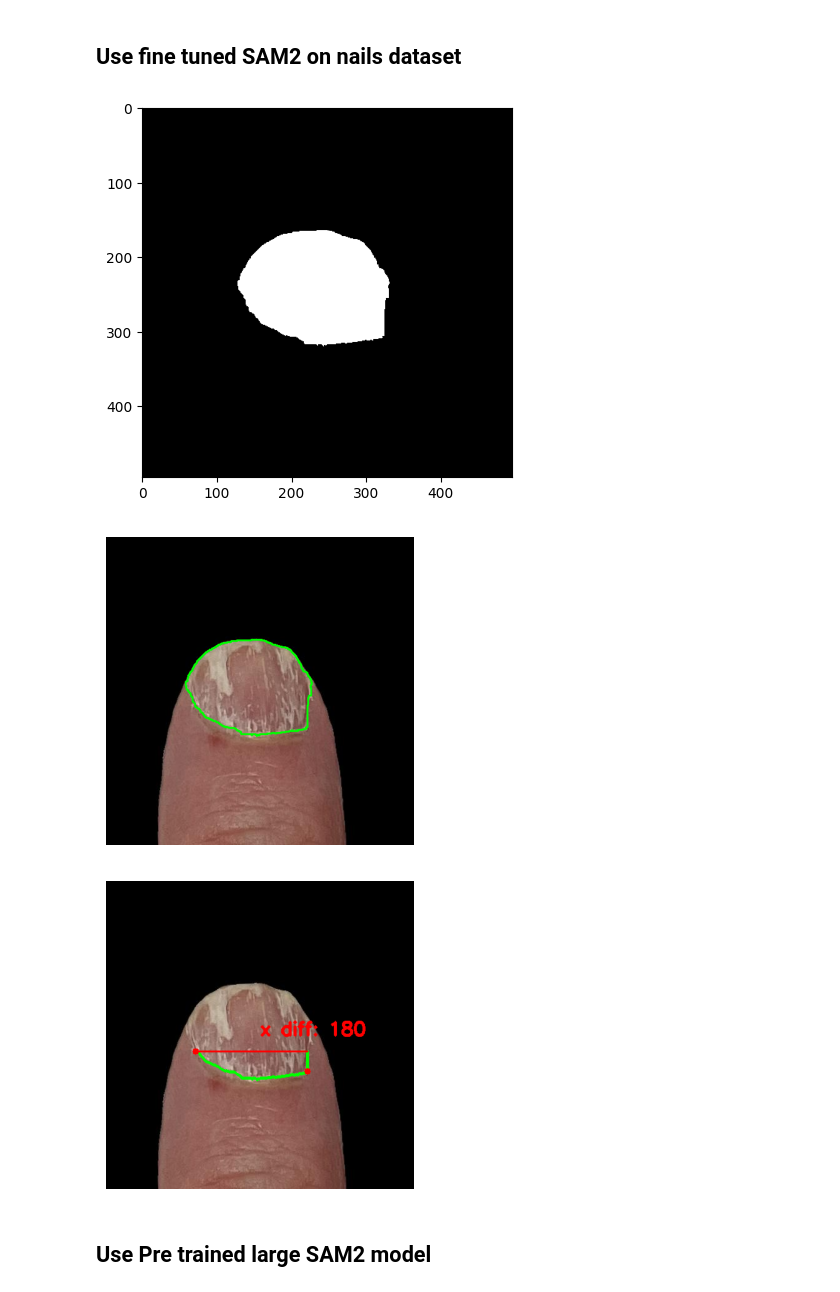
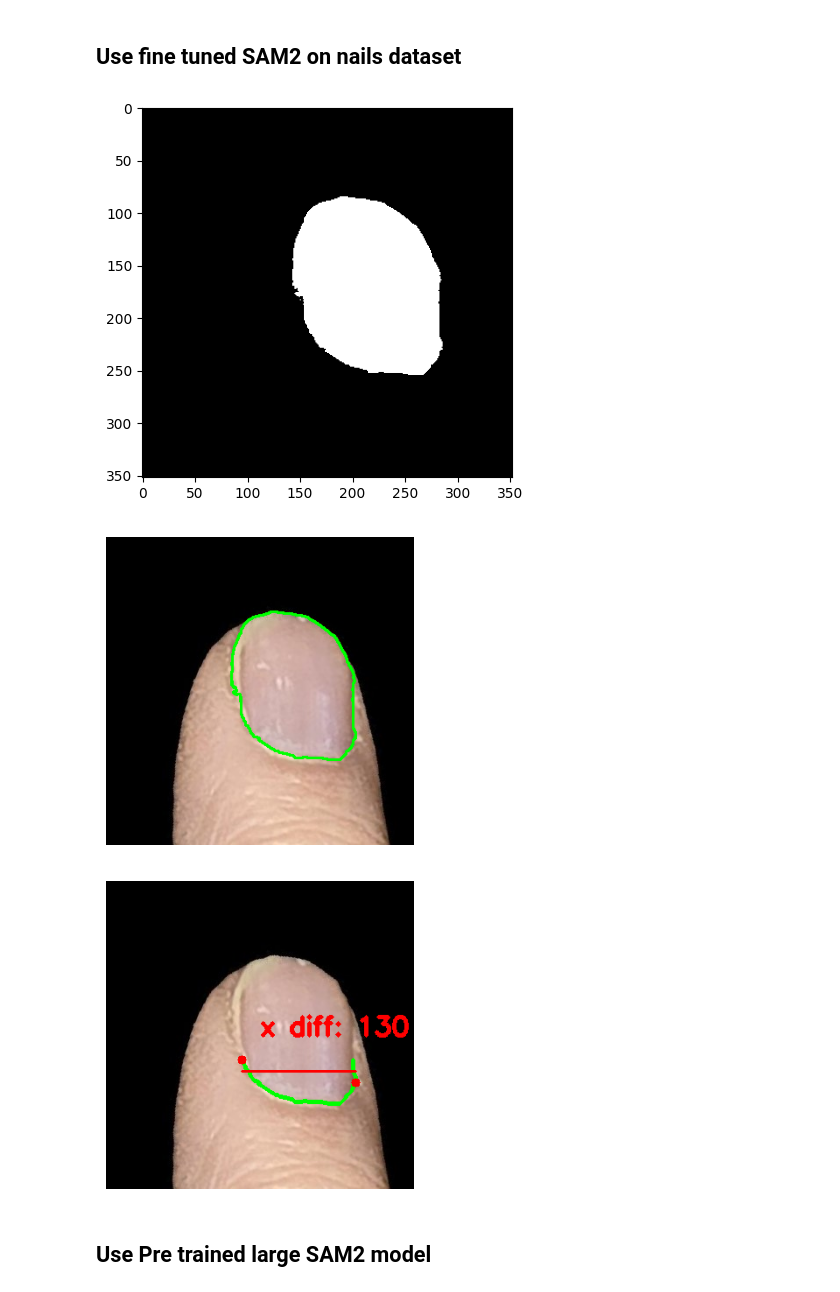
Before and after one commit to jules20022000/nail_segmentation, a Jupyter notebook: normalize_diameter.ipynb, the cells around one changed output. Drawn from its saved outputs; the diff is of its cells as text; code cells hidden in the pictures.

```diff
--- a/normalize_diameter.ipynb
+++ b/normalize_diameter.ipynb
@@ -1,5 +1,5 @@
 # %%
-from ultralytics import SAM
+# from ultralytics import SAM
 from PIL import Image, ImageDraw
 import numpy as np
 import matplotlib.pyplot as plt
@@ -9,11 +9,13 @@ from sam2.build_sam import build_sam2
 from sam2.sam2_image_predictor import SAM2ImagePredictor
 
 
-path = r"C:\Users\jules\OneDrive\Bureau\nails\index_nail_6.jpg"
+path = r"C:\Users\jules\OneDrive\Bureau\nails\index_nail_2.jpg"
 img = Image.open(path)
 
 w, h = img.size
 point = (w // 2, h // 2)
+
+print(f"Image size: {img.size}")
 
 # Draw the point on the image
 # draw = ImageDraw.Draw(img)
@@ -27,10 +31,12 @@ point = (w // 2, h // 2)
 # Load model you need to have pretrained model already made
 checkpoint = "./sam2.1_hiera_small.pt"
 model_cfg = "/configs/sam2.1/sam2.1_hiera_s.yaml"
-sam2_model = build_sam2(model_cfg, checkpoint, device="cuda")  # load model
+sam2_model = build_sam2(model_cfg, checkpoint, device="cpu")  # load model
 predictor = SAM2ImagePredictor(sam2_model)  # load net
 
-predictor.model.load_state_dict(torch.load("model.torch"))
+predictor.model.load_state_dict(
+    torch.load("model.torch", map_location=torch.device("cpu"))
+)
 
 image = np.array(img)
 
@@ -69,7 +75,7 @@ for id_class in range(1, seg_map.max() + 1):
 plt.imshow(rgb_image)
 plt.show()
 # %% [output]
-[figure, old version]
+[figure, new version]
 # %%
 # Convert the RGB image to a binary mask (grayscale) for contour detection
 gray_mask = cv2.cvtColor(rgb_image, cv2.COLOR_RGB2GRAY)
@@ -94,7 +100,7 @@ plt.imshow(img_cv)
 plt.axis("off")
 plt.show()
 # %% [output]
-[figure, old version]
+[figure, new version]
 # %%
 # copy the img_cv
 img_cv = clean_img_cv.copy()
@@ -124,36 +130,36 @@ smallest_x = filtered_contour[filtered_contour[:, :, 0].argmin()][0]
 # absolute difference between the x values
 x_diff = abs(biggest_x[0] - smallest_x[0])
 
 # add the points to the image
 cv2.circle(img_cv, (biggest_x[0], biggest_x[1]), 5, (255, 0, 0), -1)
 cv2.circle(img_cv, (smallest_x[0], smallest_x[1]), 5, (255, 0, 0), -1)
 
 # add line between the points with value of x_diff
 cv2.line(
     img_cv,
-    (biggest_x[0], smallest_x[1]),
-    (smallest_x[0], smallest_x[1]),
+    (biggest_x[0], (smallest_x[1] + biggest_x[1]) // 2),
+    (smallest_x[0], (smallest_x[1] + biggest_x[1]) // 2),
     (255, 0, 0),
     2,
 )
 
 cv2.putText(
     img_cv,
     f"x diff: {x_diff}",
     (w // 2, h // 2),
     cv2.FONT_HERSHEY_SIMPLEX,
     1,
     (255, 0, 0),
     3,
 )
 
 # Display the image with the contour
 plt.figure(figsize=(4, 4))
 plt.imshow(img_cv)
 plt.axis("off")
 plt.show()
 # %% [output]
-[figure, old version]
+[figure, new version]
 # %% [markdown]
 ## Use Pre trained large SAM2 model
 # %%
```
Also changed, not shown: parts of 1 cell of this notebook.
